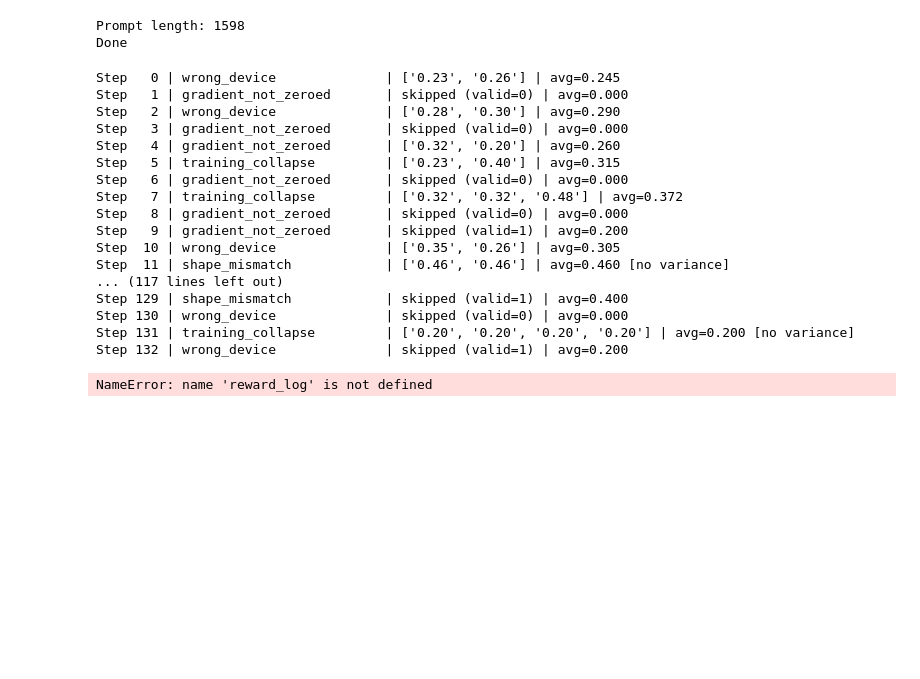
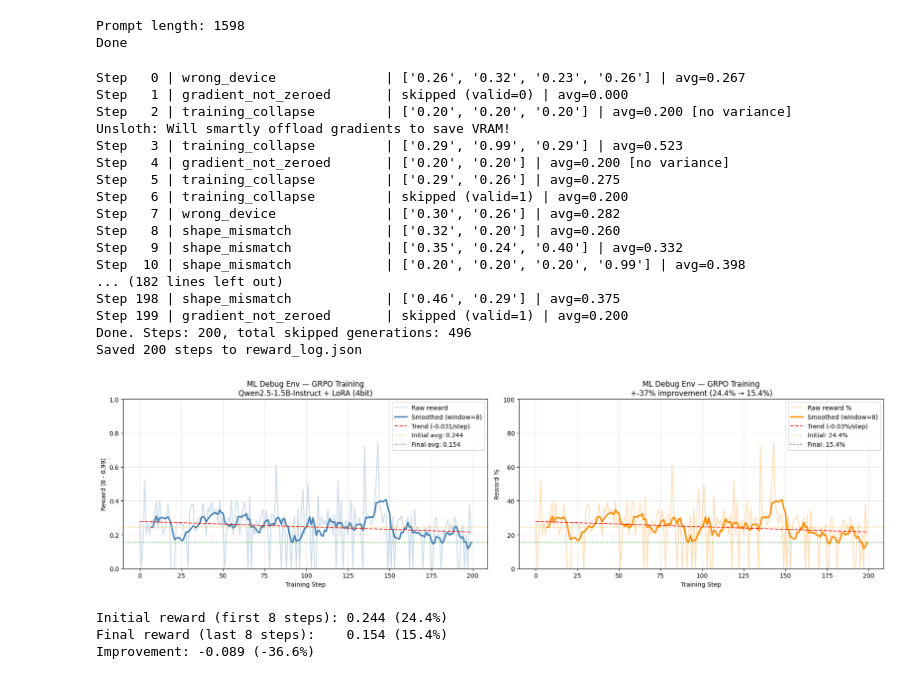
Before and after one commit to RAK2315/ml-debug-env, a Jupyter notebook: ml_debug_env_grpo_fixed.ipynb, the cells around one changed output. Cells and saved outputs as stored; diff of their text form; code cells hidden in the pictures; blank space fills up the shorter version.

Commit message:
update notebook with fixed cells and training output

```diff
--- a/ml_debug_env_grpo_fixed.ipynb
+++ b/ml_debug_env_grpo_fixed.ipynb
@@ -303,28 +326,45 @@ for episode in dataset:
     step += 1
 
 print(f'Done. Steps: {step}, total skipped generations: {skipped}')
+
+
+import json
+with open('reward_log.json', 'w') as f:
+    json.dump(reward_log, f)
+print(f'Saved {len(reward_log)} steps to reward_log.json')
 # %% [output]
-Step   0 | wrong_device              | ['0.23', '0.26'] | avg=0.245
+Step   0 | wrong_device              | ['0.26', '0.32', '0.23', '0.26'] | avg=0.267
 Step   1 | gradient_not_zeroed       | skipped (valid=0) | avg=0.000
-Step   2 | wrong_device              | ['0.28', '0.30'] | avg=0.290
-Step   3 | gradient_not_zeroed       | skipped (valid=0) | avg=0.000
-Step   4 | gradient_not_zeroed       | ['0.32', '0.20'] | avg=0.260
-Step   5 | training_collapse         | ['0.23', '0.40'] | avg=0.315
-Step   6 | gradient_not_zeroed       | skipped (valid=0) | avg=0.000
-Step   7 | training_collapse         | ['0.32', '0.32', '0.48'] | avg=0.372
-Step   8 | gradient_not_zeroed       | skipped (valid=0) | avg=0.000
-Step   9 | gradient_not_zeroed       | skipped (valid=1) | avg=0.200
-Step  10 | wrong_device              | ['0.35', '0.26'] | avg=0.305
-Step  11 | shape_mismatch            | ['0.46', '0.46'] | avg=0.460 [no variance]
-... (117 lines left out)
-Step 129 | shape_mismatch            | skipped (valid=1) | avg=0.400
-Step 130 | wrong_device              | skipped (valid=0) | avg=0.000
-Step 131 | training_collapse         | ['0.20', '0.20', '0.20', '0.20'] | avg=0.200 [no variance]
-Step 132 | wrong_device              | skipped (valid=1) | avg=0.200
+Step   2 | training_collapse         | ['0.20', '0.20', '0.20'] | avg=0.200 [no variance]
+Unsloth: Will smartly offload gradients to save VRAM!
+Step   3 | training_collapse         | ['0.29', '0.99', '0.29'] | avg=0.523
+Step   4 | gradient_not_zeroed       | ['0.20', '0.20'] | avg=0.200 [no variance]
+Step   5 | training_collapse         | ['0.29', '0.26'] | avg=0.275
+Step   6 | training_collapse         | skipped (valid=1) | avg=0.200
+Step   7 | wrong_device              | ['0.30', '0.26'] | avg=0.282
+Step   8 | shape_mismatch            | ['0.32', '0.20'] | avg=0.260
+Step   9 | shape_mismatch            | ['0.35', '0.24', '0.40'] | avg=0.332
+Step  10 | shape_mismatch            | ['0.20', '0.20', '0.20', '0.99'] | avg=0.398
+... (182 lines left out)
+Step 198 | shape_mismatch            | ['0.46', '0.29'] | avg=0.375
+Step 199 | gradient_not_zeroed       | skipped (valid=1) | avg=0.200
+Done. Steps: 200, total skipped generations: 496
+Saved 200 steps to reward_log.json
 # %%
 # CELL 7 — Plot reward curve (dual: raw + percentage)
 import matplotlib.pyplot as plt
 import numpy as np
+
+# If reward_log not in memory (e.g. fresh kernel), load from saved file
+if 'reward_log' not in dir():
+    import json
+    try:
+        with open('reward_log.json') as f:
+            reward_log = json.load(f)
+        print(f'Loaded {len(reward_log)} steps from reward_log.json')
+    except FileNotFoundError:
+        print('reward_log.json not found — run Cell 6 first')
+        raise
 
 steps = [r['step'] for r in reward_log]
 rewards = [r['reward'] for r in reward_log]
@@ -354,34 +394,37 @@ ax1.set_ylabel('Reward (0 - 0.99)')
 ax1.set_title('ML Debug Env — GRPO Training\nQwen2.5-1.5B-Instruct + LoRA (4bit)')
 ax1.legend()
 ax1.grid(True, alpha=0.3)
 ax1.set_ylim(0, 1.0)
 
 # --- Plot 2: Percentage scale ---
 rewards_pct = [r * 100 for r in rewards]
 smoothed_pct = np.convolve(rewards_pct, np.ones(window)/window, mode='valid')
 trend_pct = trend * 100
 
 ax2.plot(steps, rewards_pct, alpha=0.3, color='darkorange', label='Raw reward %')
 ax2.plot(steps[window-1:], smoothed_pct, color='darkorange', linewidth=2.5, label=f'Smoothed (window={window})')
 ax2.plot(steps, trend_pct, color='red', linestyle='--', alpha=0.8, label=f'Trend ({"+" if z[0]>=0 else ""}{z[0]*100:.2f}%/step)')
 ax2.axhline(y=initial_avg*100, color='orange', linestyle=':', alpha=0.7, label=f'Initial: {initial_avg*100:.1f}%')
 ax2.axhline(y=final_avg*100, color='green', linestyle=':', alpha=0.7, label=f'Final: {final_avg*100:.1f}%')
 ax2.set_xlabel('Training Step')
 ax2.set_ylabel('Reward %')
 ax2.set_title(f'ML Debug Env — GRPO Training\n+{improvement_pct:.0f}% improvement ({initial_avg*100:.1f}% → {final_avg*100:.1f}%)')
 ax2.legend()
 ax2.grid(True, alpha=0.3)
 ax2.set_ylim(0, 100)
 
 plt.tight_layout()
 plt.savefig('reward_curve_dual.png', dpi=150, bbox_inches='tight')
 plt.show()
 
 print(f'Initial reward (first 8 steps): {initial_avg:.3f} ({initial_avg*100:.1f}%)')
 print(f'Final reward (last 8 steps):    {final_avg:.3f} ({final_avg*100:.1f}%)')
 print(f'Improvement: {final_avg - initial_avg:+.3f} ({improvement_pct:+.1f}%)')
 # %% [output]
+[figure, added]
-NameError: name 'reward_log' is not defined
+Initial reward (first 8 steps): 0.244 (24.4%)
+Final reward (last 8 steps):    0.154 (15.4%)
+Improvement: -0.089 (-36.6%)
 # %%
 # CELL 8 — Before/after test
 import torch
```
Also changed, not shown: parts of 8 cells of this notebook.
